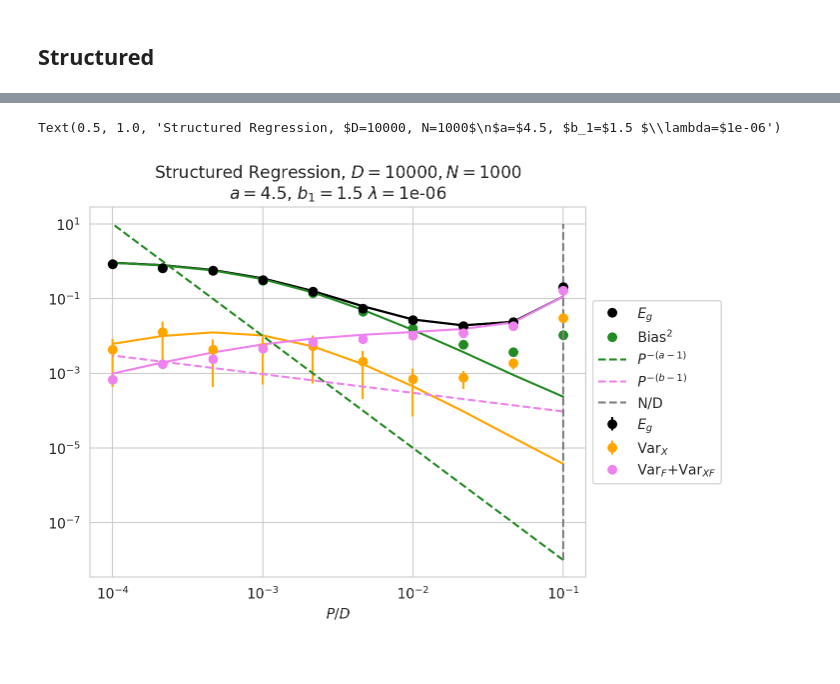
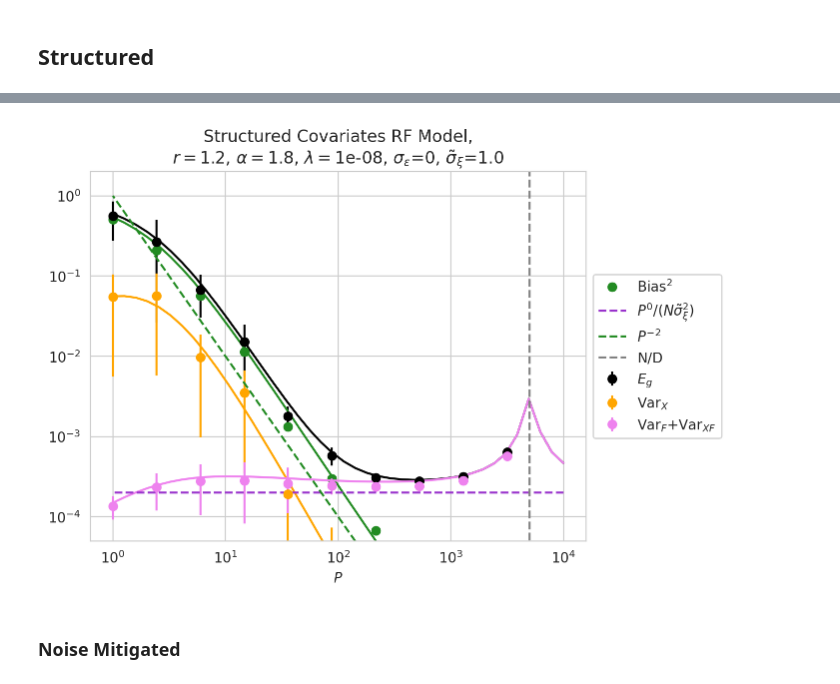
Before and after one commit to Pehlevan-Group/S_transform, a Jupyter notebook: nonlinear_random_features.ipynb, the cells around one changed output, grey strips where cells are left out. Cells and saved outputs as stored; diff of their text form; code cells hidden in the pictures.

```diff
--- a/nonlinear_random_features.ipynb
+++ b/nonlinear_random_features.ipynb
@@ -288,8 +295,8 @@ sigma_xi = 0.5
 
 D = 200
 N = 100
-num_F_seeds = 5
-num_X_seeds = 5
+num_F_seeds = 25
+num_X_seeds = 25
 
 lamb = 1e-3
 
@@ -308,4 +315,4 @@ y_te = X_te @ w
 expt = simulate_theory([D, N], qs, lamb, sigma_epsilon, sigma_xi, etasX, [etasF], w, X_te, Xi_te, y_te, num_X_seeds, num_F_seeds)
 
 qs2 = qs
-thry = solve_theory([D, N], qs2, lamb, sigma_epsilon, sigma_xi, etasX, [etasF], w, anneal_steps=4)
+thry = solve_theory([D, N], qs2, lamb, sigma_epsilon, sigma_xi, etasX, [etasF], w, anneal_steps=5)
@@ -371,0 +448,3 @@ plt.legend(loc='center left', bbox_to_anchor=(1, 0.5))
+# %%
+qs2 = np.logspace(0, 4, 40)
+thry = solve_theory([D, N], qs2, lamb, sigma_epsilon, sigma_xi, etasX, [etasF], w, anneal_steps=24)
@@ -404,31 +654,32 @@ thry = solve_theory([D, N], qs2, lamb, sigma_epsilon, sigma_xi, etasX, [etasF],
 # %%
-plt.loglog(1/qs, expt['Eg'], c='k', marker='o', ls='', label="$E_g$")
-plt.loglog(1/qs2, thry['Eg'], c='k')
-
 keys = ['Eg', 'Etr', 'Bias', 'VarX', 'VarF', 'VarXF']
 colors = ['k', 'b', 'forestgreen', 'orange', 'purple', 'pink']
 labels = ["$E_g$", "$E_{tr}$", "Bias$^2$", "Var$_X$", "Var$_F$", "Var$_{{X, F}}$"]
 for i in range(len(keys)):
     if i in [1, 4, 5]: continue
     key, color, label = keys[i], colors[i], labels[i]
     if key+'_std' in expt:
-        plt.errorbar(1/qs, expt[key], np.minimum(expt[key+'_std'], expt[key]*0.9),  c=color, marker='o', linestyle='', label=label)
+        plt.errorbar(ps, expt[key], np.minimum(expt[key+'_std'], expt[key]*0.9),  c=color, marker='o', linestyle='', label=label)
     else:
-        plt.plot(1/qs, expt[key], c=color, marker='o', linestyle='', label=label)
-    plt.plot(1/qs2, thry[key], c=color)
+        plt.plot(ps, expt[key], c=color, marker='o', linestyle='', label=label)
+    plt.plot(ps2, thry[key], c=color)
 
-plt.errorbar(1/qs, expt["VarF"] + expt["VarXF"], ls="", marker='o', c='violet', label="Var$_F$+Var$_{{XF}}$")
-plt.plot(1/qs2, thry['VarF']+thry['VarXF'], c='violet')
+plt.errorbar(ps, expt["VarF"] + expt["VarXF"], np.minimum(expt["VarF"+'_std'], expt["VarF"]*0.9), ls="", marker='o', c='violet', label="Var$_F$+Var$_{{XF}}$")
+plt.plot(ps2, thry['VarF']+thry['VarXF'], c='violet')
 
-plt.plot(1/qs2, 1e-11*qs2**(min(2*alpha1, a-1)), '--', c='forestgreen', label="$P^{{-(a-1)}}$")
-plt.plot(1/qs2, 3e-5*qs2**(min(alpha1-1, a-1)), '--', c='violet', label="$P^{{-(b-1)}}$")
+# plt.plot(1/qs2, 1e-11*qs2**(min(2*alpha1, a-1)), '--', c='forestgreen', label="$P^{{-(a-1)}}$")
+plt.plot(ps2, (ps2**0)/(N*D*sigma_xi**2), '--', c='darkorchid', label="$P^{{0}}/(N \\tilde \\sigma_\\xi^2)$")
+plt.plot(ps2, 1e0*(ps2)**(-2), '--', c='forestgreen', label="$P^{{-2}}$")
 
-
-plt.plot([N/D, N/D], [1e-8, 1e1], linestyle='--', color='grey', label="N/D")
-# plt.ylim(bottom=1e-5, top=2e0)
+plt.yscale('log')
+plt.xscale('log')
+plt.plot([N, N], [1e-8, 1e1], linestyle='--', color='grey', label="N/D")
+plt.ylim(bottom=5e-5, top=2e0)
 plt.legend(loc='center left', bbox_to_anchor=(1, 0.5))
-plt.xlabel(r'$P/D$')
-plt.title(f"Structured Regression, $D={D}, N={N}$\n$a=${a}, $b_1=${alpha1} $\\lambda=${lamb:.0e}")
+plt.xlabel(r'$P$')
+plt.title(f"Structured Covariates RF Model,\n$r=${r}, $\\alpha=${alpha1}, $\\lambda=${lamb:.0e}, $\\sigma_\\epsilon$={sigma_epsilon}, $\\tilde \\sigma_\\xi$={sigma_xi_t}")
+plt.savefig('figures/structured_NLRF_Full_Dom.pdf', bbox_inches='tight')
 # %% [output]
-Text(0.5, 1.0, 'Structured Regression, $D=10000, N=1000$\n$a=$4.5, $b_1=$1.5 $\\lambda=$1e-06')
-[figure, old version]
+[figure, new version]
+# %% [markdown]
+### Noise Mitigated
```
Also changed, not shown: parts of 23 cells of this notebook, 4 other files.
